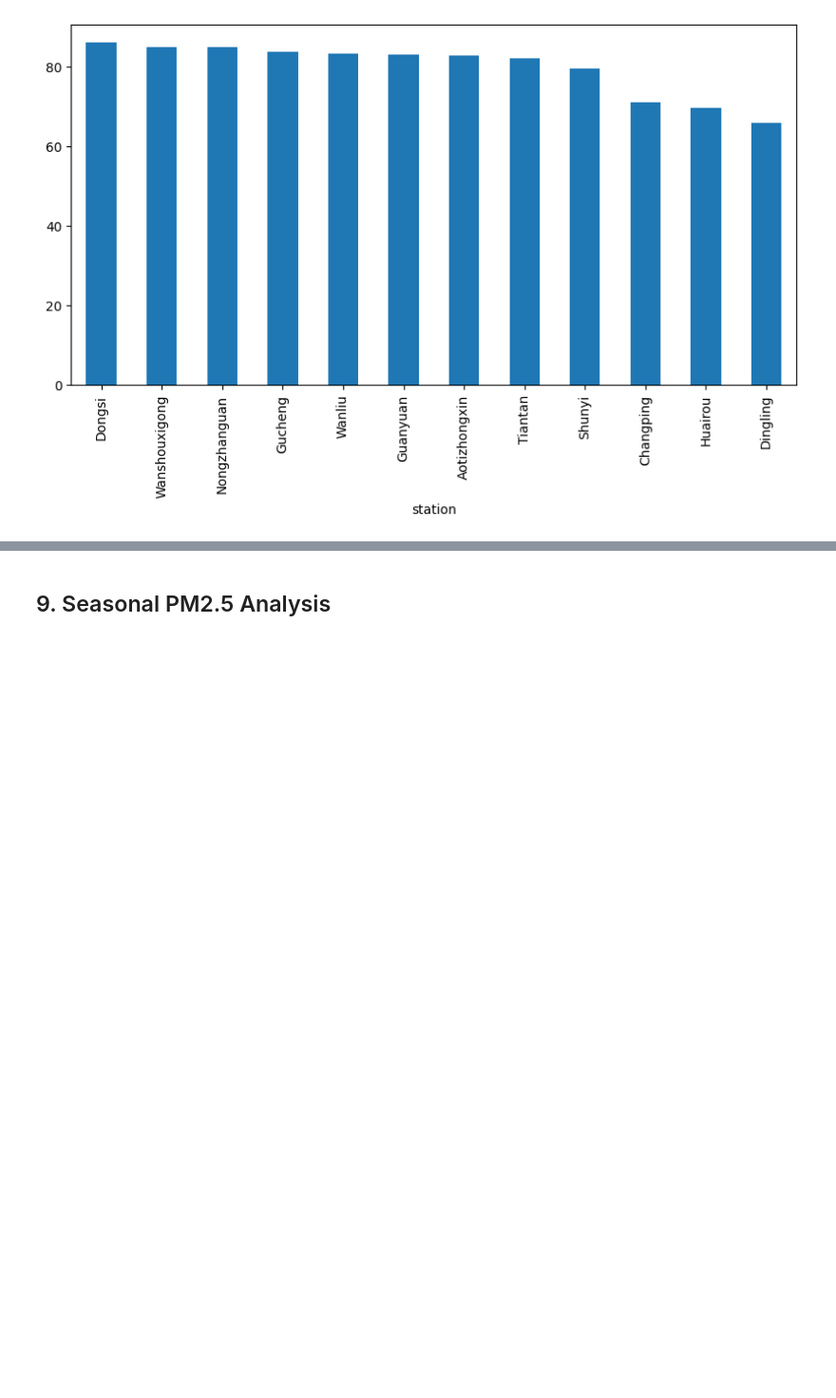
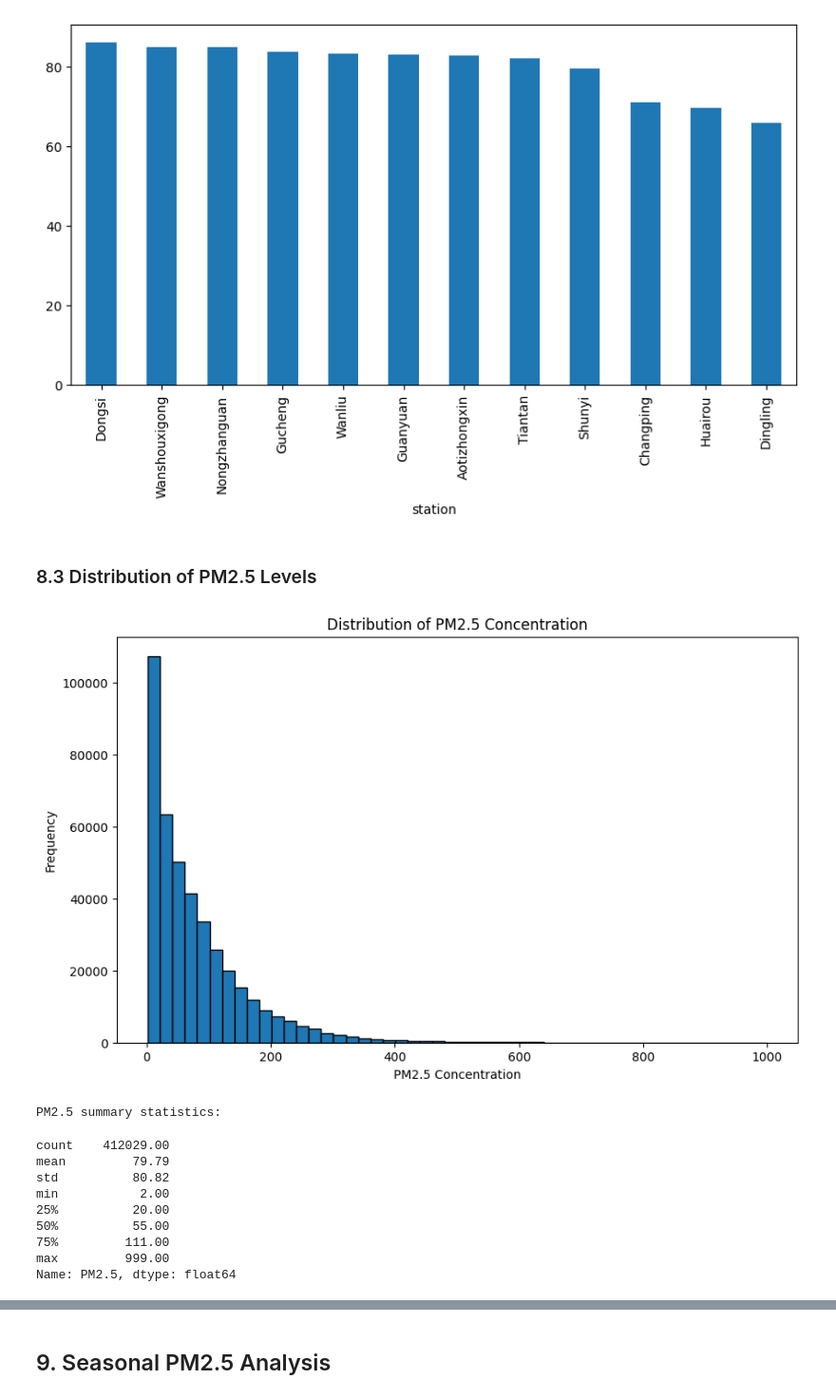
Before and after one commit to sudhakaran-srinivasan/air-quality-statistical-modeling, a Jupyter notebook: notebooks/data-cleaning-preparation.ipynb, the cells around one changed output, grey strips where cells are left out. Shown at 95% size. Drawn from its saved outputs; the diff is of its cells as text; code cells hidden in the pictures; blank space fills up the shorter version.

```diff
--- a/notebooks/data-cleaning-preparation.ipynb
+++ b/notebooks/data-cleaning-preparation.ipynb
@@ -264,3 +264,31 @@ station_pm25.plot(
 # %% [output]
 <Axes: xlabel='station'>
 [figure]
+# %% [markdown]
+### 8.3 Distribution of PM2.5 Levels
+# %%
+# Distribution of PM2.5
+
+import matplotlib.pyplot as plt
+
+plt.figure(figsize=(10, 6))
+plt.hist(df["PM2.5"], bins=50, edgecolor="black")
+plt.xlabel("PM2.5 Concentration")
+plt.ylabel("Frequency")
+plt.title("Distribution of PM2.5 Concentration")
+plt.show()
+
+print("PM2.5 summary statistics:")
+display(df["PM2.5"].describe().round(2))
+# %% [output]
+[figure, added]
+PM2.5 summary statistics:
+count    412029.00
+mean         79.79
+std          80.82
+min           2.00
+25%          20.00
+50%          55.00
+75%         111.00
+max         999.00
+Name: PM2.5, dtype: float64
```
Also changed, not shown: parts of 1 cell of this notebook.
